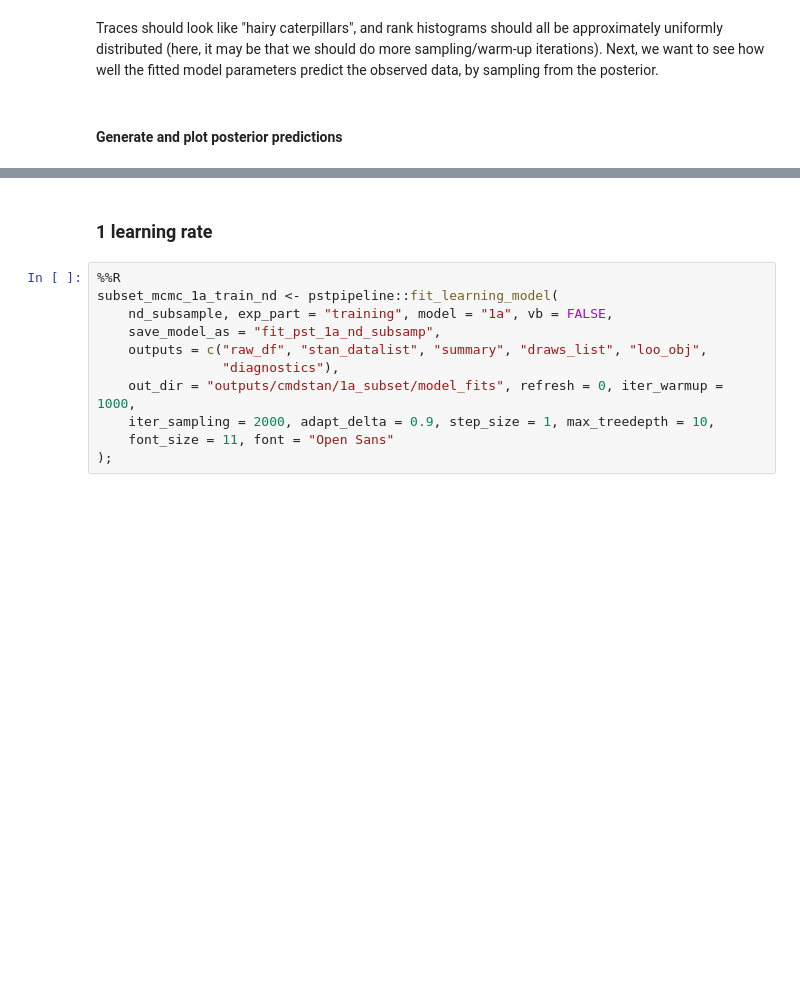
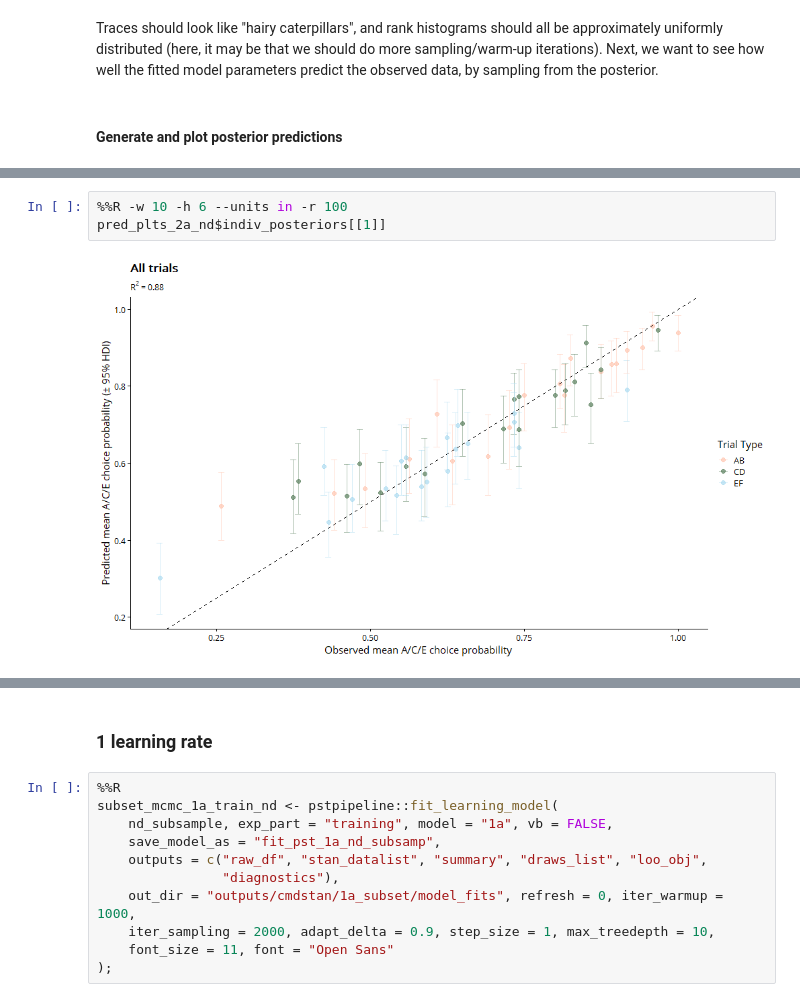
Before and after one commit to qdercon/pstpipeline, a Jupyter notebook: notebooks/model_fitting.ipynb, the cells around one changed output, grey strips where cells are left out. Cells and saved outputs as stored; diff of their text form; blank space fills up the shorter version.

```diff
--- a/notebooks/model_fitting.ipynb
+++ b/notebooks/model_fitting.ipynb
@@ -246,3 +275,8 @@ R[write to console]: Finished in 47.6 seconds.
+# %%
+%%R -w 10 -h 6 --units in -r 100
+pred_plts_2a_nd$indiv_posteriors[[1]]
+# %% [output]
+[figure, added]
 # %%
 %%R
 fit_dis_2a <- readRDS(
```
Also changed, not shown: parts of 18 cells of this notebook, 11 other files.
